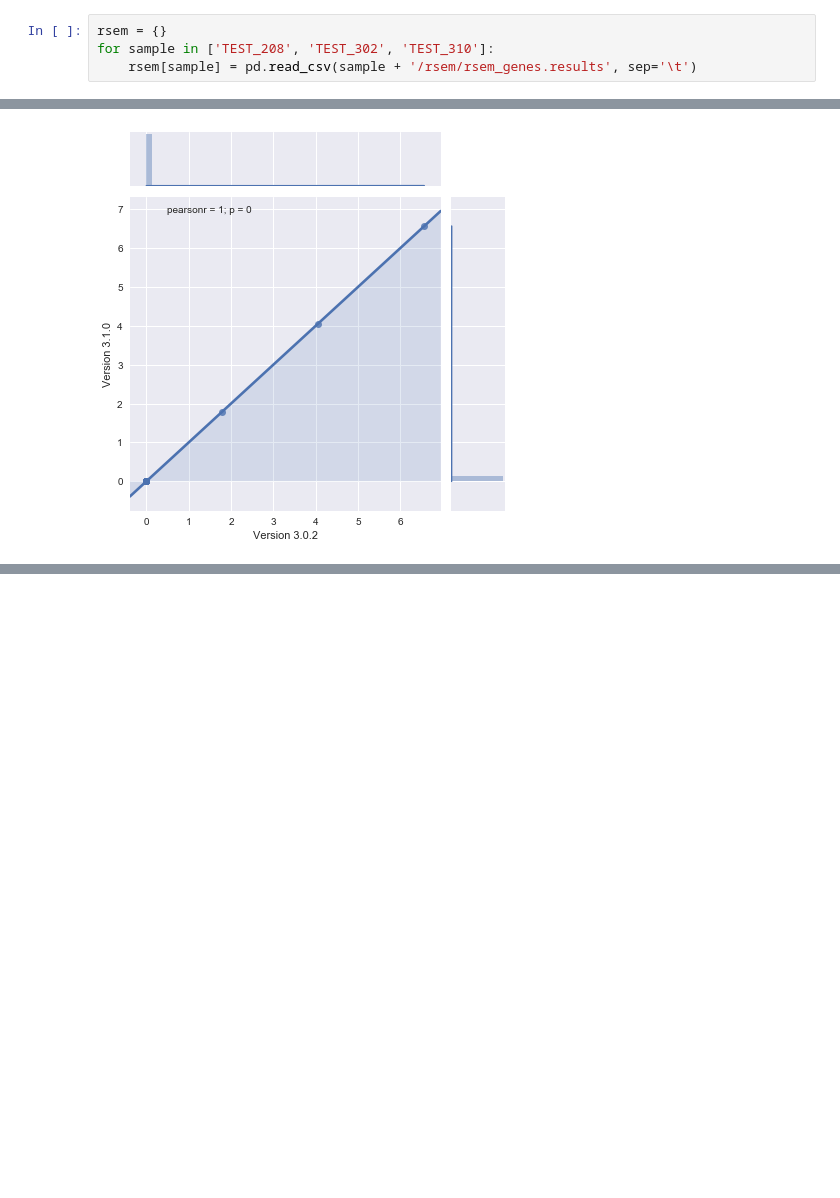
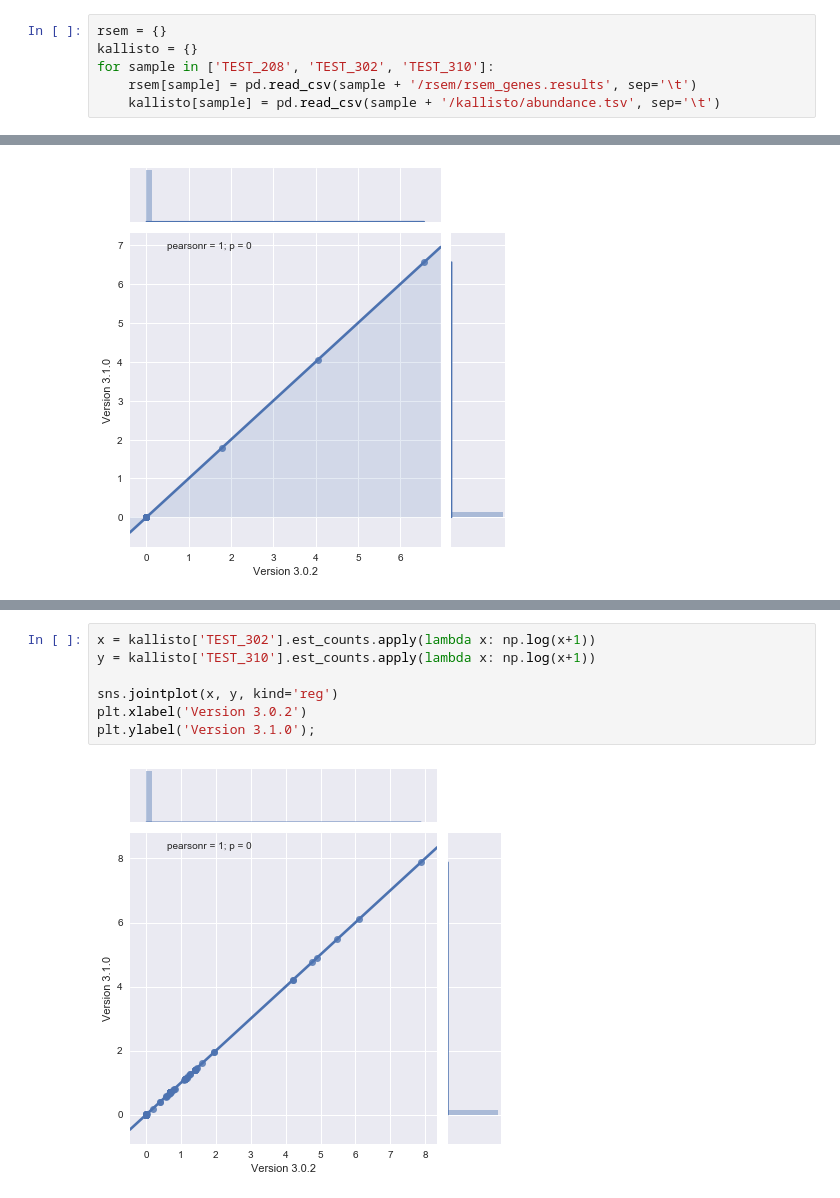
Before and after one commit to jvivian/ipython_notebooks, a Jupyter notebook: toil-rnaseq-version-concordance/Concordance Testing between toil-rnaseq versions.ipynb, the cells around one changed output, grey strips where cells are left out. Cells and saved outputs as stored; diff of their text form; blank space fills up the shorter version.

Commit message:
Add Kallisto

```diff
--- a/toil-rnaseq-version-concordance/Concordance Testing between toil-rnaseq versions.ipynb
+++ b/toil-rnaseq-version-concordance/Concordance Testing between toil-rnaseq versions.ipynb
@@ -21,8 +21,10 @@ TEST_310 = `toil-rnaseq==3.1.0`
 ## RSEM
 # %%
 rsem = {}
+kallisto = {}
 for sample in ['TEST_208', 'TEST_302', 'TEST_310']:
     rsem[sample] = pd.read_csv(sample + '/rsem/rsem_genes.results', sep='\t')
+    kallisto[sample] = pd.read_csv(sample + '/kallisto/abundance.tsv', sep='\t')
 # %% [markdown]
 ### 2.0.8 and 3.0.2
 # %%
@@ -49,0 +56,9 @@ By association 2.0.8 == 3.1.0
+# %%
+x = kallisto['TEST_302'].est_counts.apply(lambda x: np.log(x+1))
+y = kallisto['TEST_310'].est_counts.apply(lambda x: np.log(x+1))
+
+sns.jointplot(x, y, kind='reg')
+plt.xlabel('Version 3.0.2')
+plt.ylabel('Version 3.1.0');
+# %% [output]
+[figure, added]
```
Also changed, not shown: parts of 4 cells of this notebook.
